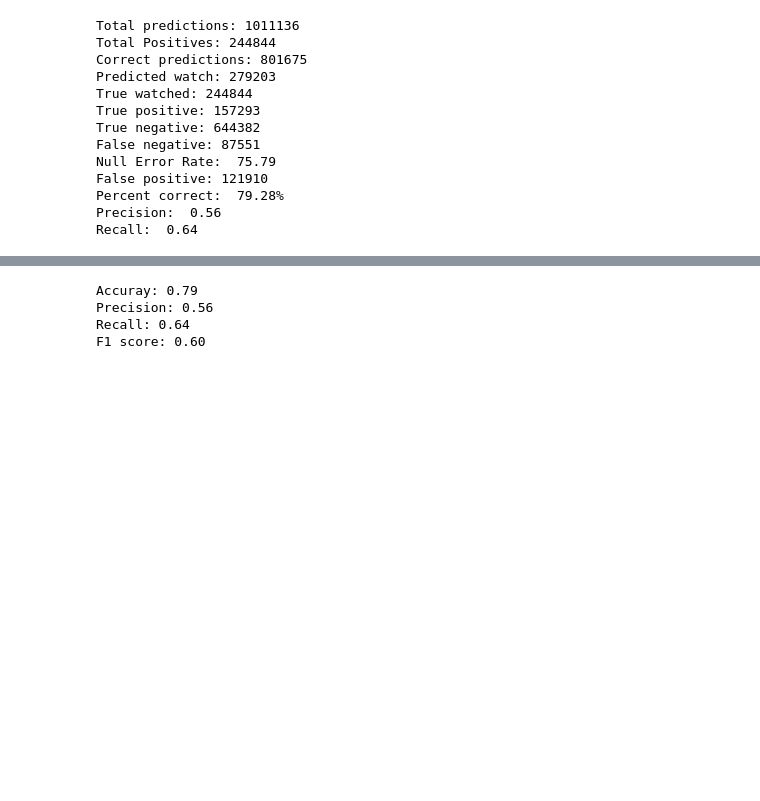
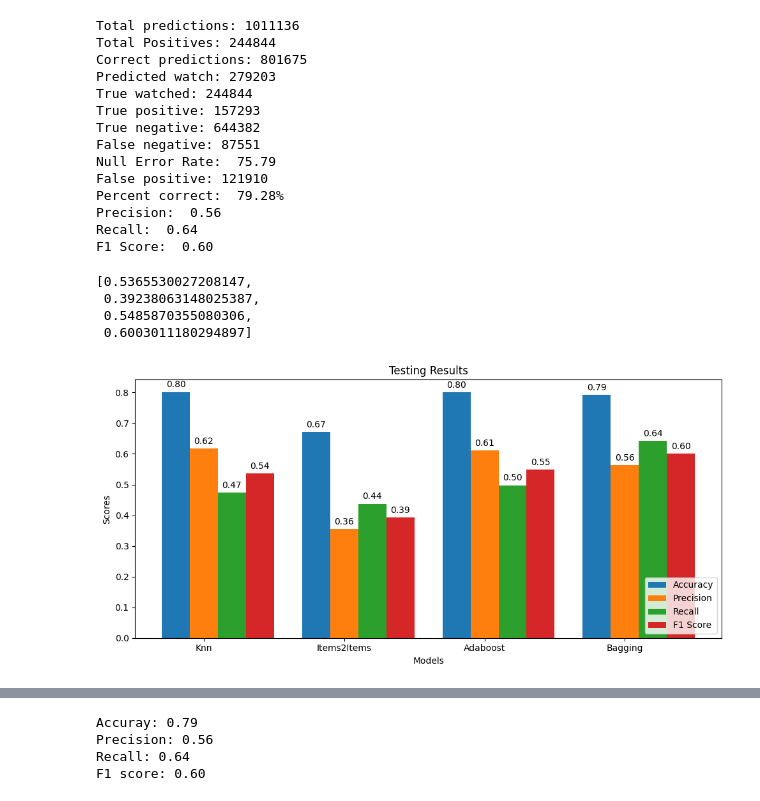
Before and after one commit to nle244/MAL-Recommendation, a Jupyter notebook: all_models_final.ipynb, the cells around one changed output, grey strips where cells are left out. Saved outputs shown, nothing was run; the diff lists cells and outputs as text; code cells hidden in the pictures; blank space fills up the shorter version.

```diff
--- a/all_models_final.ipynb
+++ b/all_models_final.ipynb
@@ -370,6 +370,11 @@ for i in tqdm(range(num_row)):
 #subtracting 1 from column length b/c the first item is the anime id
 percent = (correct / ((num_row) * (num_col-1)))
 total = (num_row) * (num_col-1)
+
+precision = (true_pos / (true_pos + false_pos))
+recall = (true_pos / (true_pos + false_neg))
+f1_score = (2*(precision * recall)) / (precision + recall)
+
 print(f'Total predictions: {total}')
 print(f'Total Positives: {positive}')
 print(f'Correct predictions: {correct}')
@@ -382,8 +387,9 @@ print(f'False negative: {false_neg}')
 print(f'Null Error Rate: {(null / total)*100: .2f}')
 print(f'False positive: {false_pos}')
 print(f'Percent correct: {percent * 100: .2f}%')
-print(f'Precision: {(true_pos / (true_pos + false_pos)): .2f}')
-print(f'Recall: {(true_pos / (true_pos + false_neg)): .2f}')
+print(f'Precision: {precision: .2f}')
+print(f'Recall: {recall: .2f}')
+print(f'F1 Score: {f1_score: .2f}')
 # %% [output]
 Total predictions: 1011136
 Total Positives: 244844
@@ -398,6 +404,57 @@ False positive: 121910
 Percent correct:  79.28%
 Precision:  0.56
 Recall:  0.64
+F1 Score:  0.60
+# %%
+models = ['Knn', 'Items2Items', 'Adaboost', 'Bagging']
+models_acc = []
+models_precision = []
+models_recall = []
+models_f1 = []
+# %%
+models_acc.append(percent)
+models_precision.append(precision)
+models_recall.append(recall)
+models_f1.append(f1_score)
+# %%
+models_f1
+# %% [output]
+[0.5365530027208147,
+ 0.39238063148025387,
+ 0.5485870355080306,
+ 0.6003011180294897]
+# %%
+import matplotlib.pyplot as plt
+import numpy as np
+
+
+x = np.arange(len(models))  # the label locations
+width = 0.20  # the width of the bars
+
+fig, ax = plt.subplots()
+rects1 = ax.bar(x - width, models_acc, width, label='Accuracy')
+rects2 = ax.bar(x, models_precision, width, label='Precision')
+rects3 = ax.bar(x + width, models_recall, width, label='Recall')
+rects4 = ax.bar(x + width*2, models_f1, width, label='F1 Score')
+
+# Add some text for labels, title and custom x-axis tick labels, etc.
+ax.set_ylabel('Scores')
+ax.set_xlabel('Models')
+ax.set_title('Testing Results')
+ax.set_xticks(x, models)
+ax.legend(loc='lower right')
+
+ax.bar_label(rects1, fmt='%.2f', padding=3)
+ax.bar_label(rects2, fmt='%.2f', padding=3)
+ax.bar_label(rects3, fmt='%.2f', padding=3)
+ax.bar_label(rects4, fmt='%.2f', padding=3)
+
+fig.set_size_inches(10,5)
+fig.tight_layout()
+
+plt.show()
+# %% [output]
+[figure, added]
 # %%
 from sklearn.metrics import confusion_matrix
 import seaborn as sns
```
Also changed, not shown: parts of 1 cell of this notebook, 11 other files.
